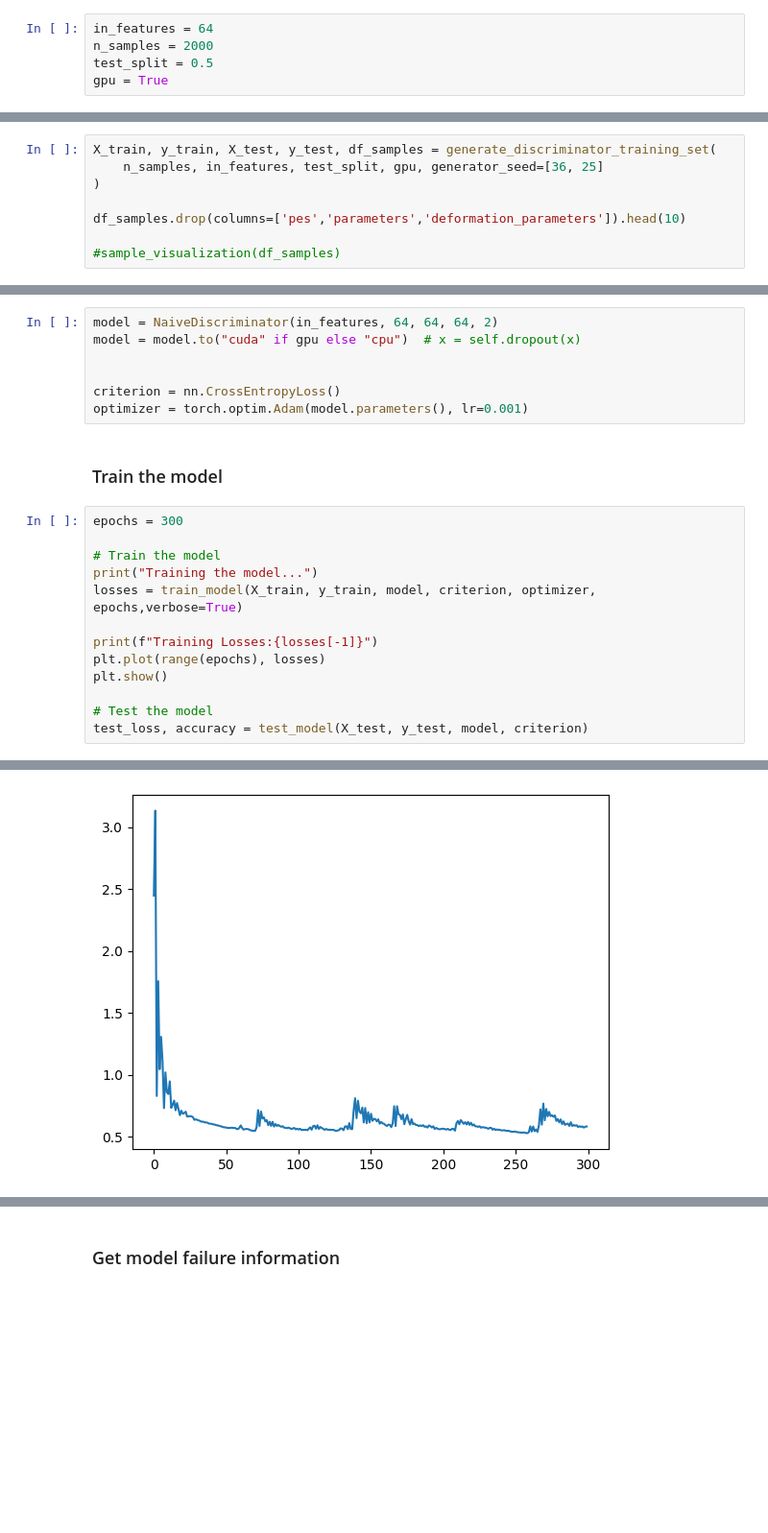
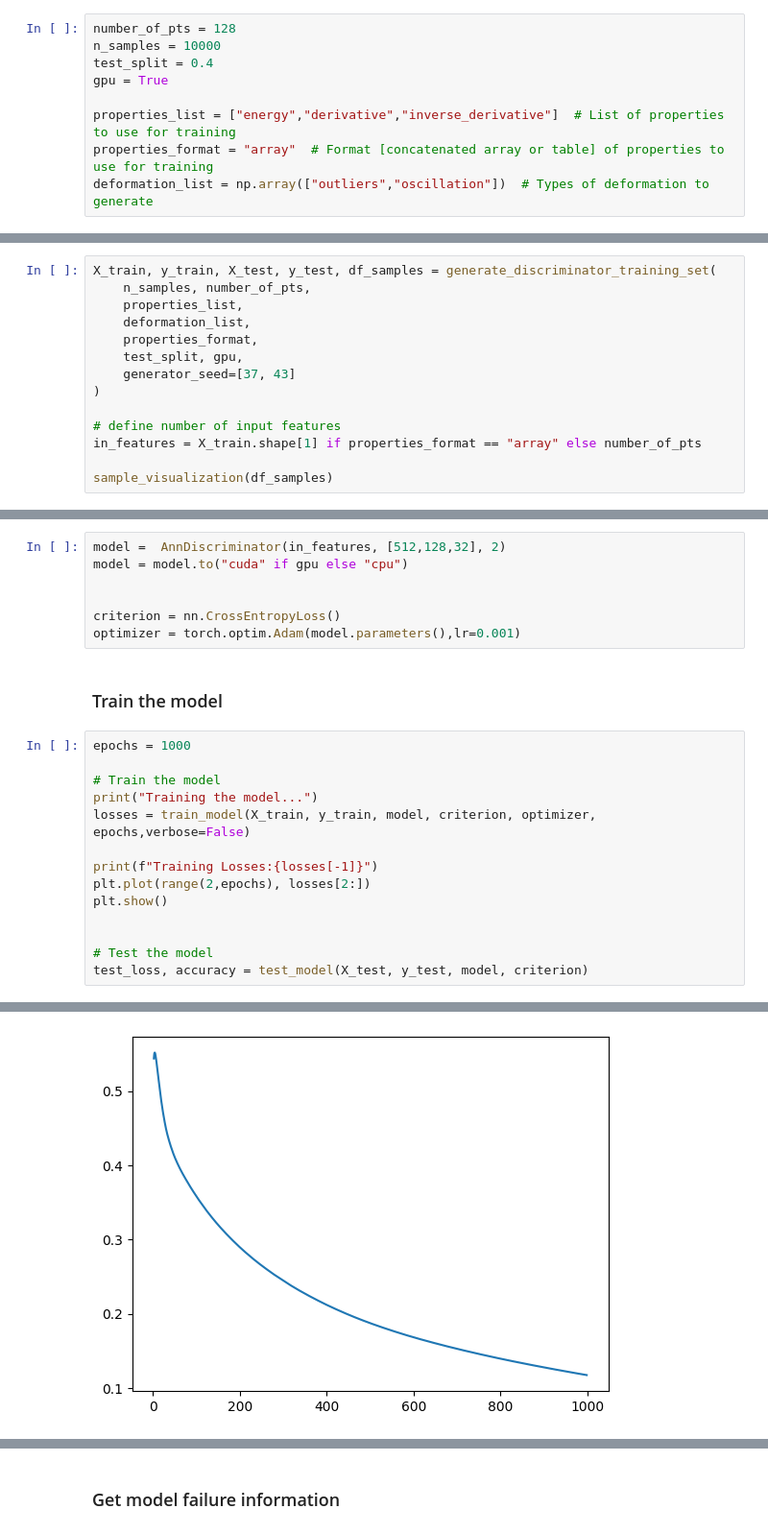
Before and after one commit to abatista-planas/PES_DL, a Jupyter notebook: scripts/main_pes_1D.ipynb, the cells around one changed output, grey strips where cells are left out. Shown at 96% size. Saved outputs shown, nothing was run; the diff lists cells and outputs as text; blank space fills up the shorter version.

```diff
--- a/scripts/main_pes_1D.ipynb
+++ b/scripts/main_pes_1D.ipynb
@@ -24,18 +13,28 @@ df.plot(x="r", y="derivative")
 # %% [markdown]
 ### parameters
 # %%
-in_features = 64
-n_samples = 2000
-test_split = 0.5
+number_of_pts = 128
+n_samples = 10000
+test_split = 0.4
 gpu = True
+
+properties_list = ["energy","derivative","inverse_derivative"]  # List of properties to use for training
+properties_format = "array"  # Format [concatenated array or table] of properties to use for training
+deformation_list = np.array(["outliers","oscillation"])  # Types of deformation to generate
 # %% [markdown]
 ### Generate training and test sets
 # %%
 X_train, y_train, X_test, y_test, df_samples = generate_discriminator_training_set(
-    n_samples, in_features, test_split, gpu, generator_seed=[36, 25]
+    n_samples, number_of_pts,
+    properties_list,
+    deformation_list,
+    properties_format,
+    test_split, gpu,
+    generator_seed=[37, 43]
 )
 
-df_samples.drop(columns=['pes','parameters','deformation_parameters']).head(10)
+# define number of input features
+in_features = X_train.shape[1] if properties_format == "array" else number_of_pts
 
-#sample_visualization(df_samples)
+sample_visualization(df_samples)
 # %% [output]
@@ -53,24 +42,25 @@ df_samples.drop(columns=['pes','parameters','deformation_parameters']).head(10)
 # %% [markdown]
 ### Discriminator model definition
 # %%
-model = NaiveDiscriminator(in_features, 64, 64, 64, 2)
-model = model.to("cuda" if gpu else "cpu")  # x = self.dropout(x)
+model =  AnnDiscriminator(in_features, [512,128,32], 2)
+model = model.to("cuda" if gpu else "cpu")
 
 
 criterion = nn.CrossEntropyLoss()
-optimizer = torch.optim.Adam(model.parameters(), lr=0.001)
+optimizer = torch.optim.Adam(model.parameters(),lr=0.001)
 # %% [markdown]
 ### Train the model
 # %%
-epochs = 300
+epochs = 1000
 
 # Train the model
 print("Training the model...")
-losses = train_model(X_train, y_train, model, criterion, optimizer, epochs,verbose=True)
+losses = train_model(X_train, y_train, model, criterion, optimizer, epochs,verbose=False)
 
 print(f"Training Losses:{losses[-1]}")
-plt.plot(range(epochs), losses)
+plt.plot(range(2,epochs), losses[2:])
 plt.show()
+
 
 # Test the model
 test_loss, accuracy = test_model(X_test, y_test, model, criterion)
@@ -95,2 +70,2 @@ Training Losses:0.5811977386474609
-[figure, old version]
+[figure, new version]
 Evaluation:
```
Also changed, not shown: parts of 5 cells of this notebook, 4 other files.
